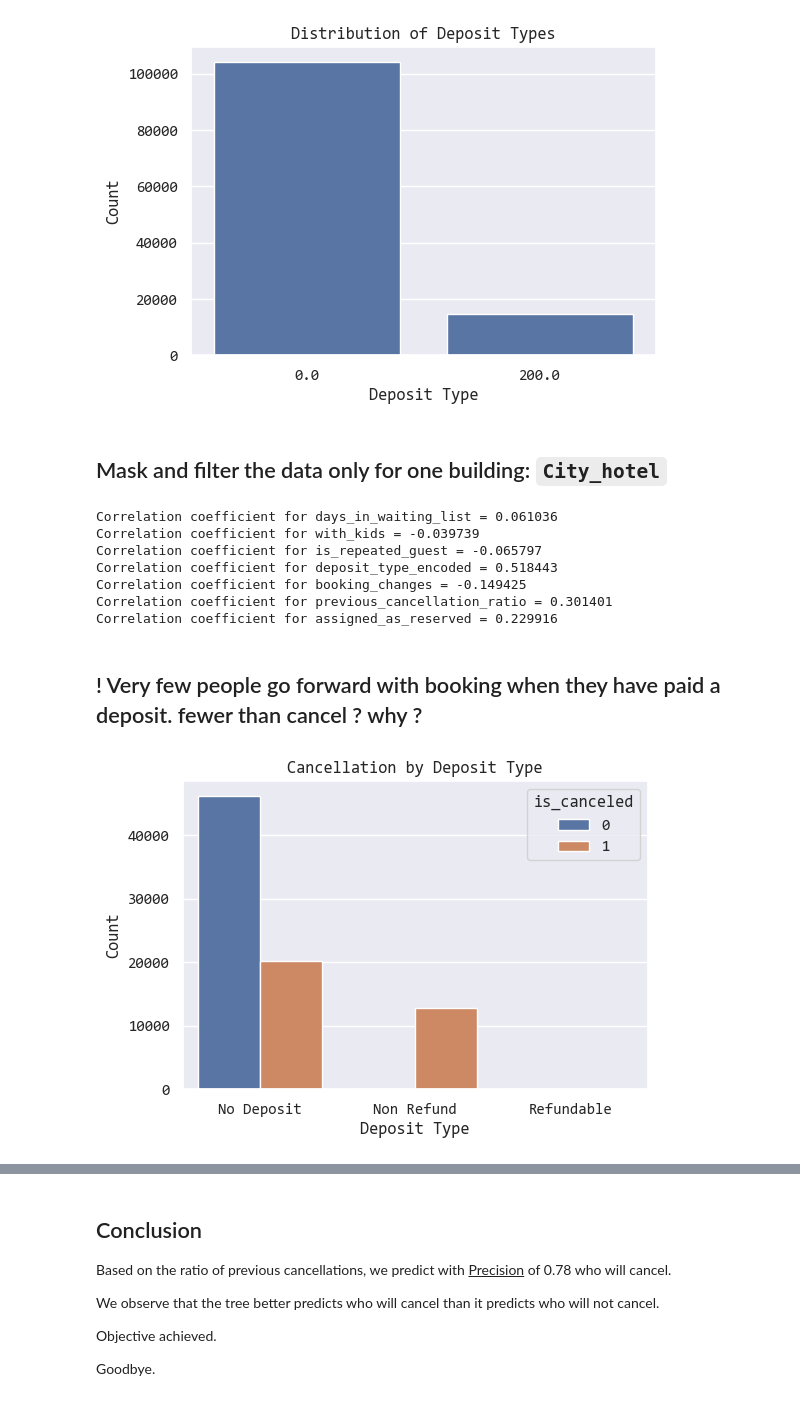
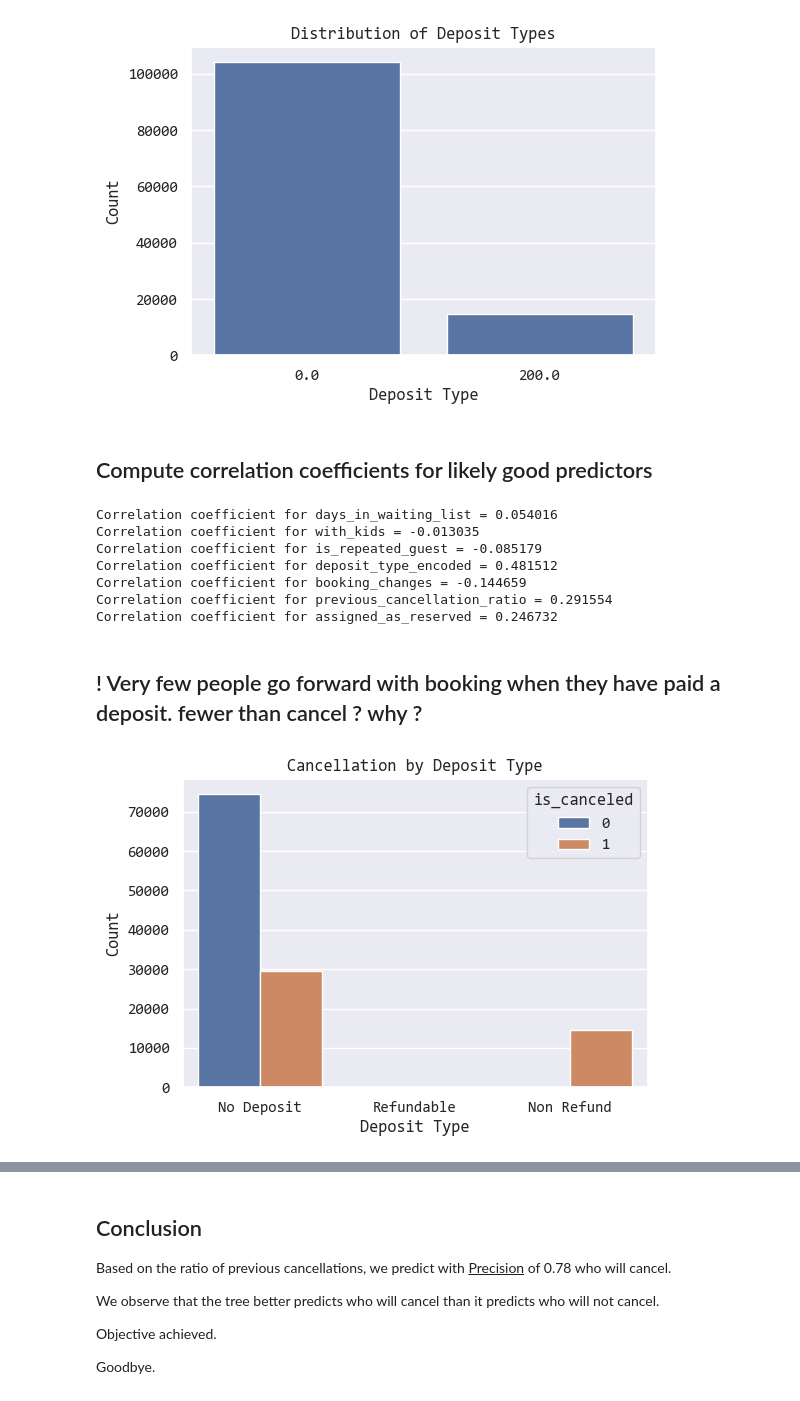
Before and after one commit to ursumarius/booking-cancellations-ML-intro, a Jupyter notebook: eda/hotel-booking-eda-intro-to-ml.ipynb, the cells around one changed output, grey strips where cells are left out. Saved outputs shown, nothing was run; the diff lists cells and outputs as text; code cells hidden in the pictures.

Commit message:
remove mask/filter for Hotel_city

```diff
--- a/eda/hotel-booking-eda-intro-to-ml.ipynb
+++ b/eda/hotel-booking-eda-intro-to-ml.ipynb
@@ -420,6 +420,6 @@ plt.show()
 hotel_to_binary = { 'Resort Hotel': 0,
                   'City Hotel':1}
 hotel_eng['hotel'] =hotel_eng['hotel'].map(hotel_to_binary)
-# %% [markdown]
-## Mask and filter the data only for one building: `City_hotel`
+# %% [markdown]
+## Compute correlation coefficients for likely good predictors
 # %%
@@ -436,28 +437,28 @@ independent_variables = ['days_in_waiting_list', 'with_kids', 'is_repeated_guest
 dependent_variable = 'is_canceled'
 
 for i in independent_variables:
-    correlation_1 = hotel_eng_city[[i, 'is_canceled']].corr().iloc[0, 1]
+    correlation_1 = hotel_eng[[i, 'is_canceled']].corr().iloc[0, 1]
     print("Correlation coefficient for %s = %f" % (i, correlation_1))
 # %% [output]
-Correlation coefficient for days_in_waiting_list = 0.061036
-Correlation coefficient for with_kids = -0.039739
-Correlation coefficient for is_repeated_guest = -0.065797
-Correlation coefficient for deposit_type_encoded = 0.518443
-Correlation coefficient for booking_changes = -0.149425
-Correlation coefficient for previous_cancellation_ratio = 0.301401
-Correlation coefficient for assigned_as_reserved = 0.229916
+Correlation coefficient for days_in_waiting_list = 0.054016
+Correlation coefficient for with_kids = -0.013035
+Correlation coefficient for is_repeated_guest = -0.085179
+Correlation coefficient for deposit_type_encoded = 0.481512
+Correlation coefficient for booking_changes = -0.144659
+Correlation coefficient for previous_cancellation_ratio = 0.291554
+Correlation coefficient for assigned_as_reserved = 0.246732
 # %% [markdown]
 ## ! Very few people go forward with booking when they have paid a deposit. fewer than cancel ? why ?
 # %%
 plt.figure(figsize=(6, 4))
 sns.set(font='Consolas', font_scale=1.0)
-sns.countplot(data=hotel_eng_city, x='deposit_type', hue='is_canceled')
+sns.countplot(data=hotel_eng, x='deposit_type', hue='is_canceled')
 plt.xlabel('Deposit Type')
 plt.ylabel('Count')
 plt.title('Cancellation by Deposit Type')
 plt.show()
 # %% [output]
-[figure, old version]
+[figure, new version]
 # %%
 from sklearn.model_selection import train_test_split
 from sklearn import tree
```
Also changed, not shown: parts of 4 cells of this notebook.
